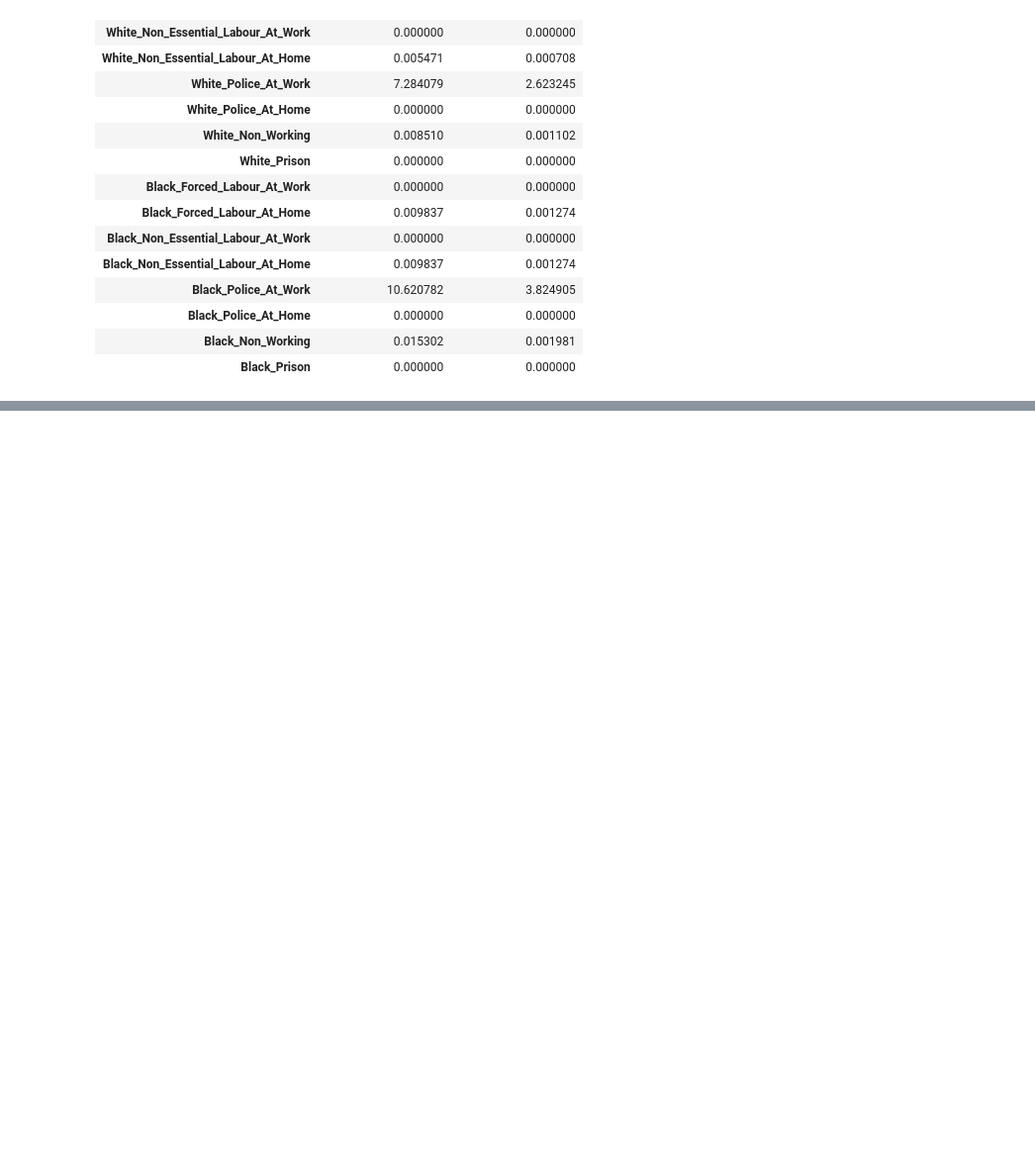
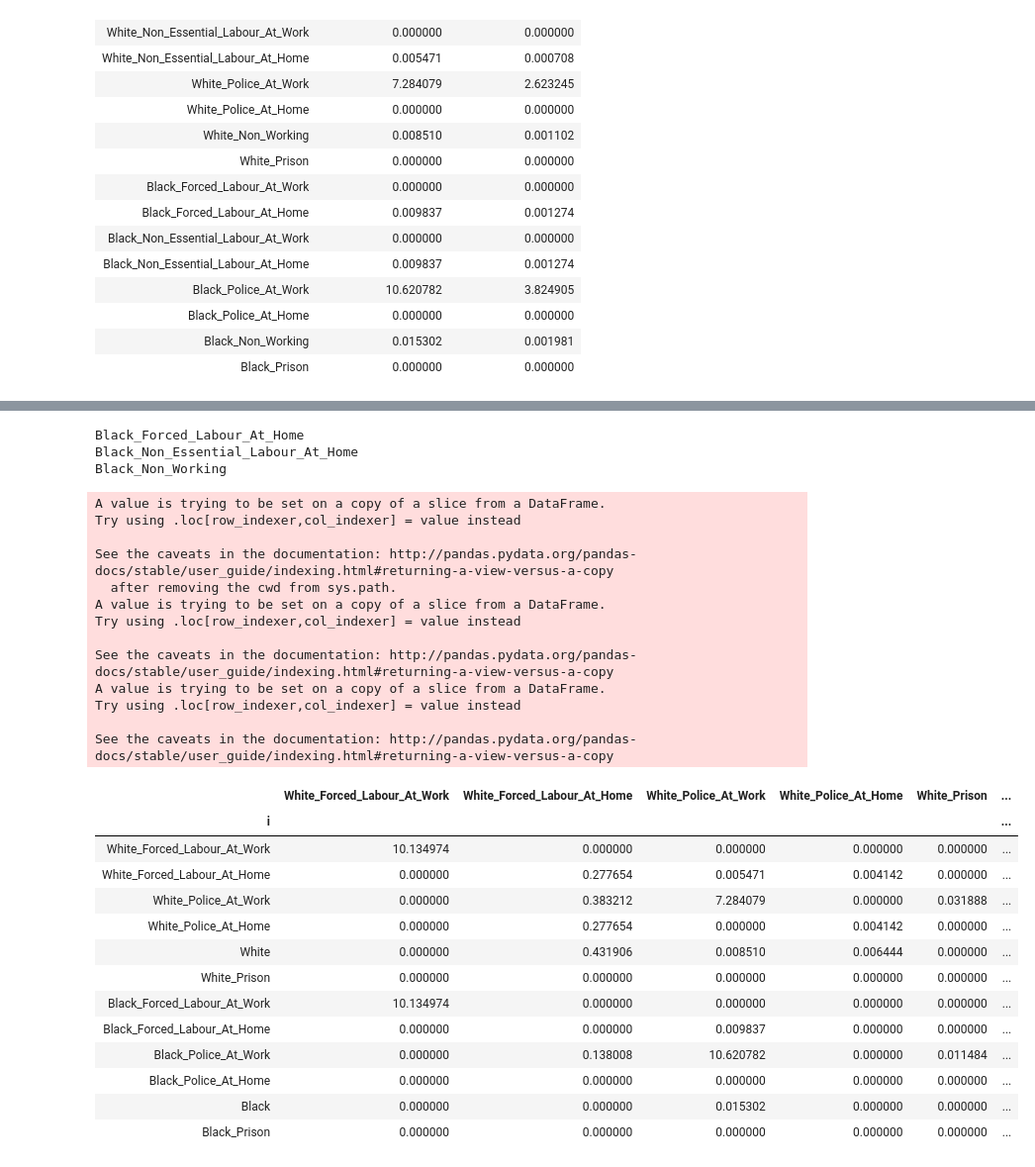
Before and after one commit to rachelwarren/CPE_Covid_Model, a Jupyter notebook: model/generate_matrix.ipynb, the cells around one changed output, grey strips where cells are left out. Shown: that part at 99% size. Saved outputs shown, nothing was run; the diff lists cells and outputs as text; code cells hidden in the pictures; blank space fills up the shorter version.

Commit message:
create post SIP order contact matrix

```diff
--- a/model/generate_matrix.ipynb
+++ b/model/generate_matrix.ipynb
@@ -253,11 +257,13 @@ group_df[['labour_type_contact_rate', 'Home_Hours', 'Target_Contacts']]
 # %%
 # white at work contact all other workers
 non_zero_contact_groups = {}
-def fill_working_groups(m):
+def fill_in_working_groups(m, pre_or_post): #adding second argument to make it work for post SIP
     #for all workers, they conctact only other workers at work. Proportional to types of workers, to hit the total contacts.
     #no one contacts police at work
-    worker_df = group_df[(group_df['Location'] == 'At_Work') & group_df['Labour_Type'].isin(['Forced_Labour', 'Non_Essential_Labour'])]
-
+    if pre_or_post == "pre":
+        worker_df = group_df[(group_df['Location'] == 'At_Work') & group_df['Labour_Type'].isin(['Forced_Labour', 'Non_Essential_Labour'])]
+    else:
+        worker_df = group_df_sip[(group_df_sip['Location'] == 'At_Work') & group_df_sip['Labour_Type'].isin(['Forced_Labour'])]
     total_worker_size = worker_df['Group_Size'].sum()
     worker_proportion = (worker_df['Group_Size']/total_worker_size)
     for a in worker_df.index.values:
@@ -267,7 +273,7 @@ def fill_working_groups(m):
             m.loc[a, b] = target_contacts * worker_proportion[b]
     return m
 
-contact_matrix = fill_working_groups(contact_matrix)
+contact_matrix = fill_in_working_groups(contact_matrix, "pre")
 # %%
 white_of_black_white_police = WHITE_OF_POLICE/(WHITE_OF_POLICE + BLACK_OF_POLICE)
 black_of_black_white_police = BLACK_OF_POLICE/(WHITE_OF_POLICE + BLACK_OF_POLICE)
@@ -448,0 +545,62 @@ contact_matrix
+# %%
+# Create post-SIP contact matrix
+contact_matrix_sip = group_df_sip[[]]
+for g in group_df_sip.index.values:
+    contact_matrix_sip[g] = 0.0
+
+# Fill in working groups: made modification to function above
+contact_matrix_sip = fill_in_working_groups(contact_matrix_sip, "post")
+
+# Fill in police job contacts
+white_neighborhood_sip, white_non_police_sip, black_neighborhood_sip, black_non_police_sip = calc_race_neighborhood(group_df_sip)
+contact_matrix_sip = fill_in_police_job_contacts(contact_matrix_sip, "post")
+
+# Fill in prison contacts
+contact_matrix_sip = fill_in_prison_contacts(contact_matrix_sip, "post")
+
+# Fill in home contacts
+contact_matrix_sip = fill_in_home_contacts(contact_matrix_sip, "post")
+
+# Collapse non-working and non-essential; need to sum these columns for each race, but not the rows
+contact_matrix_sip = contact_matrix_sip.rename(index = {'White_Non_Working': 'White',
+                                                       'Black_Non_Working': 'Black'})
+contact_matrix_sip['White'] = contact_matrix_sip['White_Non_Working'] + contact_matrix_sip['White_Non_Essential_Labour_At_Home']
+contact_matrix_sip['Black'] = contact_matrix_sip['Black_Non_Working'] + contact_matrix_sip['Black_Non_Essential_Labour_At_Home']
+contact_matrix_sip = contact_matrix_sip.drop(['White_Non_Essential_Labour_At_Home', 'White_Non_Essential_Labour_At_Work',
+                        'Black_Non_Essential_Labour_At_Home', 'Black_Non_Essential_Labour_At_Work'])
+contact_matrix_sip = contact_matrix_sip.drop(['White_Non_Working', 'White_Non_Essential_Labour_At_Home', 'White_Non_Essential_Labour_At_Work',
+                        'Black_Non_Working', 'Black_Non_Essential_Labour_At_Home', 'Black_Non_Essential_Labour_At_Work'],
+                       axis = 1)
+
+contact_matrix_sip
+# %% [output]
+Black_Forced_Labour_At_Home
+Black_Non_Essential_Labour_At_Home
+Black_Non_Working
+A value is trying to be set on a copy of a slice from a DataFrame.
+Try using .loc[row_indexer,col_indexer] = value instead
+
+See the caveats in the documentation: http://pandas.pydata.org/pandas-docs/stable/user_guide/indexing.html#returning-a-view-versus-a-copy
+  after removing the cwd from sys.path.
+A value is trying to be set on a copy of a slice from a DataFrame.
+Try using .loc[row_indexer,col_indexer] = value instead
+
+See the caveats in the documentation: http://pandas.pydata.org/pandas-docs/stable/user_guide/indexing.html#returning-a-view-versus-a-copy
+A value is trying to be set on a copy of a slice from a DataFrame.
+Try using .loc[row_indexer,col_indexer] = value instead
+
+See the caveats in the documentation: http://pandas.pydata.org/pandas-docs/stable/user_guide/indexing.html#returning-a-view-versus-a-copy
+|  | White_Forced_Labour_At_Work | White_Forced_Labour_At_Home | White_Police_At_Work | White_Police_At_Home | White_Prison | ... |
+| i |  |  |  |  |  | ... |
+| White_Forced_Labour_At_Work | 10.134974 | 0.000000 | 0.000000 | 0.000000 | 0.000000 | ... |
+| White_Forced_Labour_At_Home | 0.000000 | 0.277654 | 0.005471 | 0.004142 | 0.000000 | ... |
+| White_Police_At_Work | 0.000000 | 0.383212 | 7.284079 | 0.000000 | 0.031888 | ... |
+| White_Police_At_Home | 0.000000 | 0.277654 | 0.000000 | 0.004142 | 0.000000 | ... |
+| White | 0.000000 | 0.431906 | 0.008510 | 0.006444 | 0.000000 | ... |
+| White_Prison | 0.000000 | 0.000000 | 0.000000 | 0.000000 | 0.000000 | ... |
+| Black_Forced_Labour_At_Work | 10.134974 | 0.000000 | 0.000000 | 0.000000 | 0.000000 | ... |
+| Black_Forced_Labour_At_Home | 0.000000 | 0.000000 | 0.009837 | 0.000000 | 0.000000 | ... |
+| Black_Police_At_Work | 0.000000 | 0.138008 | 10.620782 | 0.000000 | 0.011484 | ... |
+| Black_Police_At_Home | 0.000000 | 0.000000 | 0.000000 | 0.000000 | 0.000000 | ... |
+| Black | 0.000000 | 0.000000 | 0.015302 | 0.000000 | 0.000000 | ... |
+| Black_Prison | 0.000000 | 0.000000 | 0.000000 | 0.000000 | 0.000000 | ... |
```
Also changed, not shown: parts of 6 cells of this notebook.
